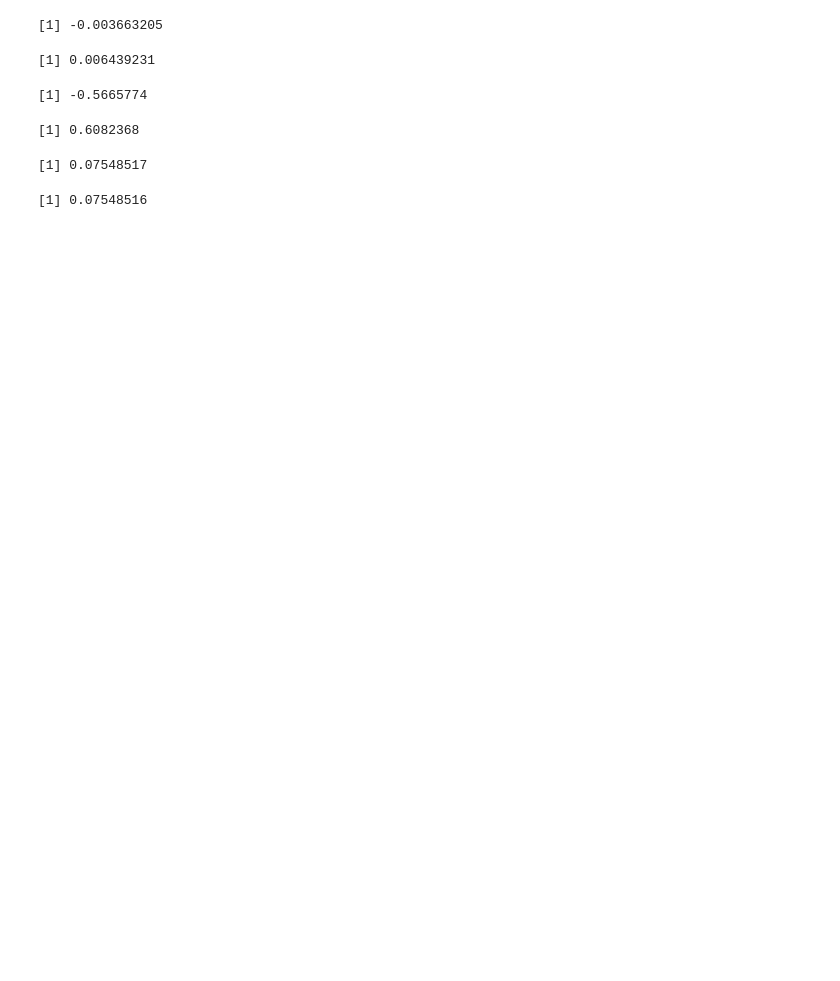
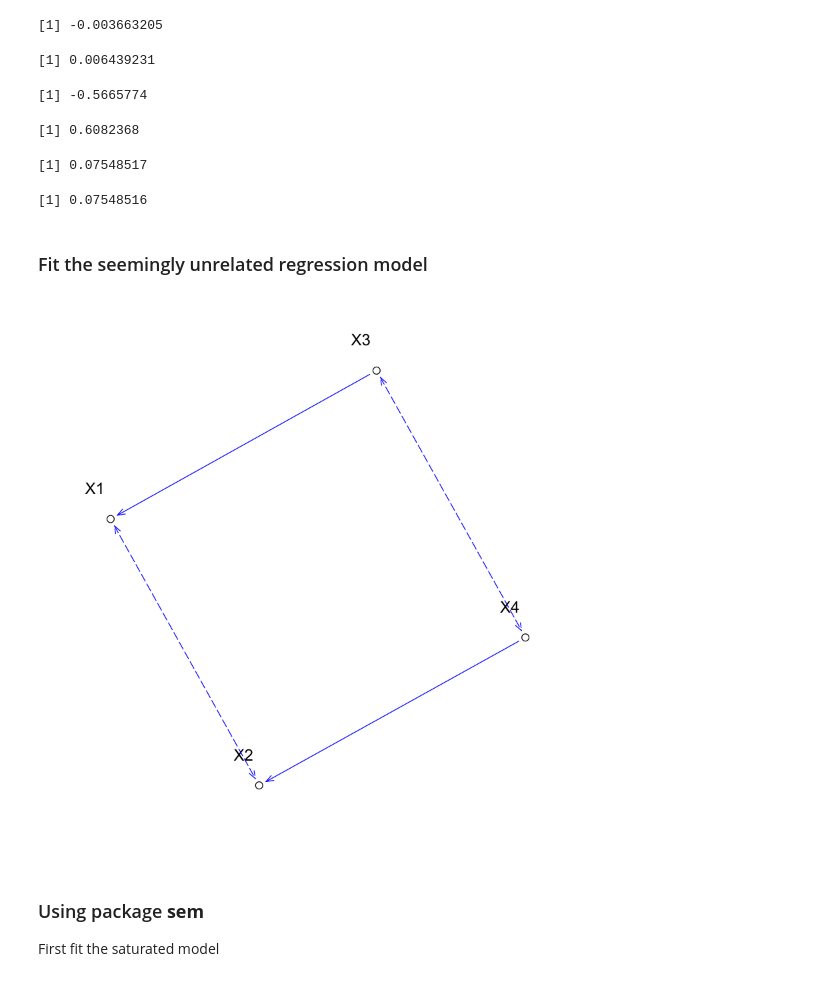
Before and after one commit to StaThin/RGM, a Jupyter notebook: CW_example.ipynb, the cells around one changed output. Drawn from its saved outputs; the diff is of its cells as text; code cells hidden in the pictures; blank space fills up the shorter version.

```diff
--- a/CW_example.ipynb
+++ b/CW_example.ipynb
@@ -450,3 +450,14 @@ Sh = out$Shat
 out$dev - out_sat$dev
 # %% [output]
 [1] 0.07548516
+# %% [markdown]
+### Fit the seemingly unrelated regression model
+# %%
+R <- makeMG(bg = UG(~ X1 * X2 + X3*X4), dg = DAG(X1 ~ X3, X2 ~ X4))
+drawGraph(R)
+# %% [output]
+[figure, added]
+# %% [markdown]
+### Using package **sem**
+
+First fit the saturated model
```
Also changed, not shown: parts of 3 cells of this notebook, 1 other file.
